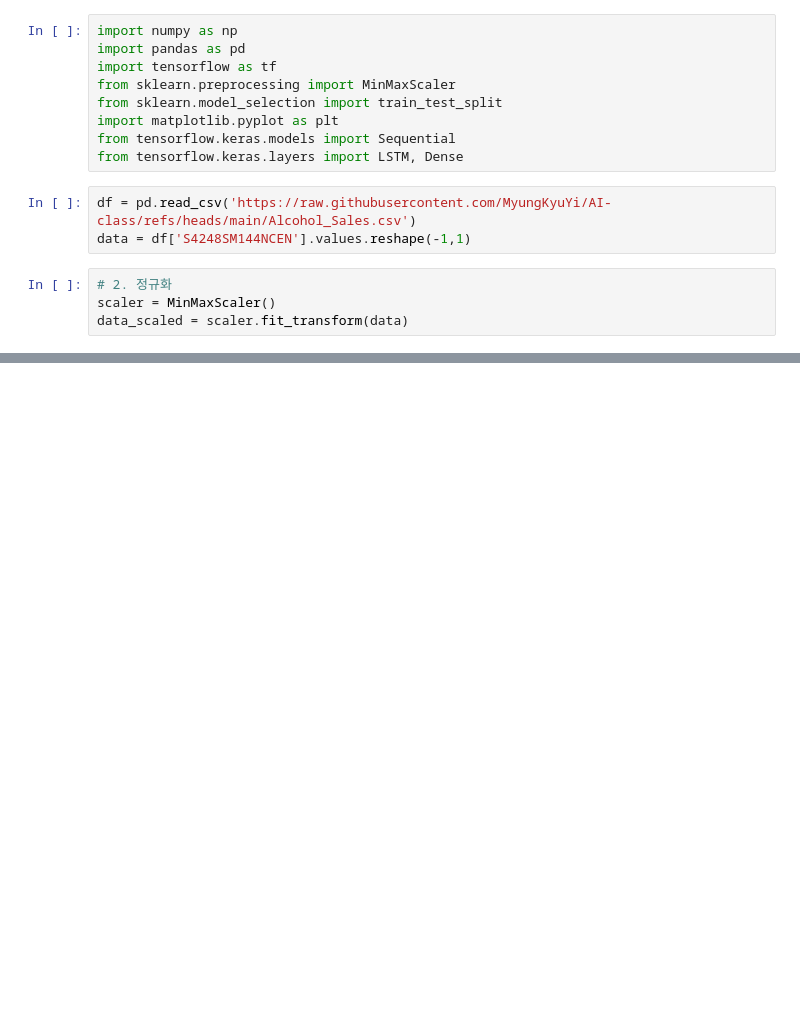
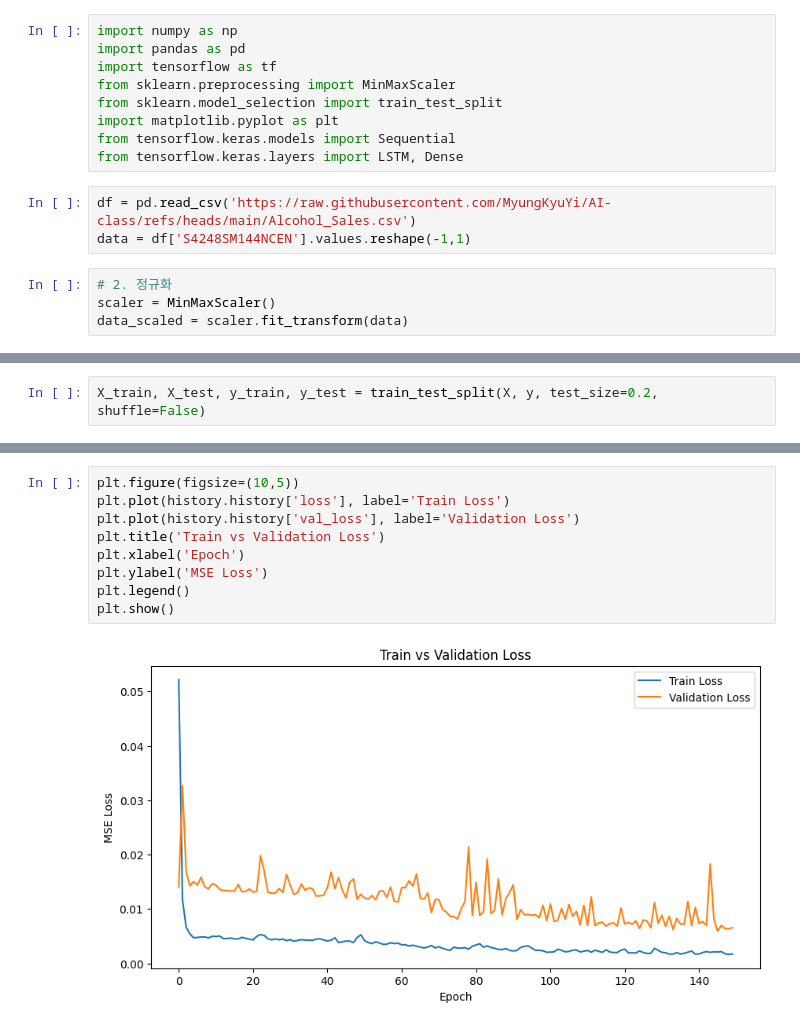
Before and after one commit to VIETQUOCHA/Machine-learning-class, a Jupyter notebook: week8/LSTM.ipynb, the cells around one changed output, grey strips where cells are left out. Drawn from its saved outputs; the diff is of its cells as text; blank space fills up the shorter version.

```diff
--- a/week8/LSTM.ipynb
+++ b/week8/LSTM.ipynb
@@ -24 +25,3 @@ X, y = np.array(X), np.array(y)
+# %%
+X_train, X_test, y_train, y_test = train_test_split(X, y, test_size=0.2, shuffle=False)
 # %%
@@ -67,0 +71,11 @@ plt.show()
+# %%
+plt.figure(figsize=(10,5))
+plt.plot(history.history['loss'], label='Train Loss')
+plt.plot(history.history['val_loss'], label='Validation Loss')
+plt.title('Train vs Validation Loss')
+plt.xlabel('Epoch')
+plt.ylabel('MSE Loss')
+plt.legend()
+plt.show()
+# %% [output]
+[figure, added]
```
Also changed, not shown: parts of 6 cells of this notebook.
